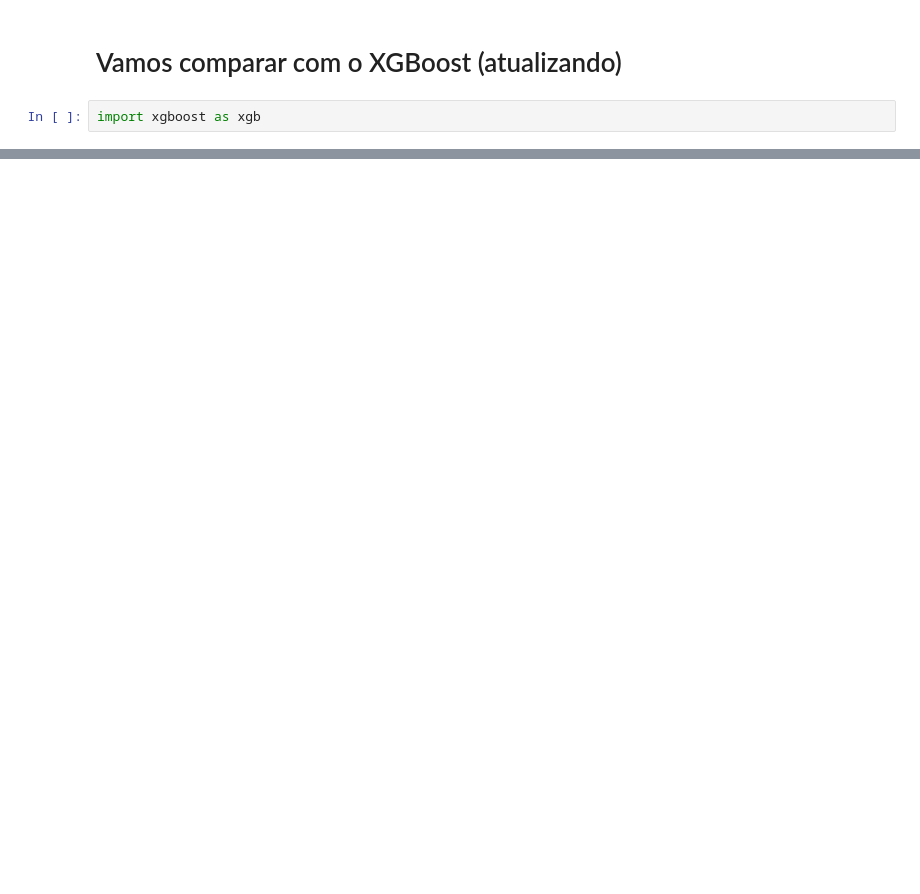
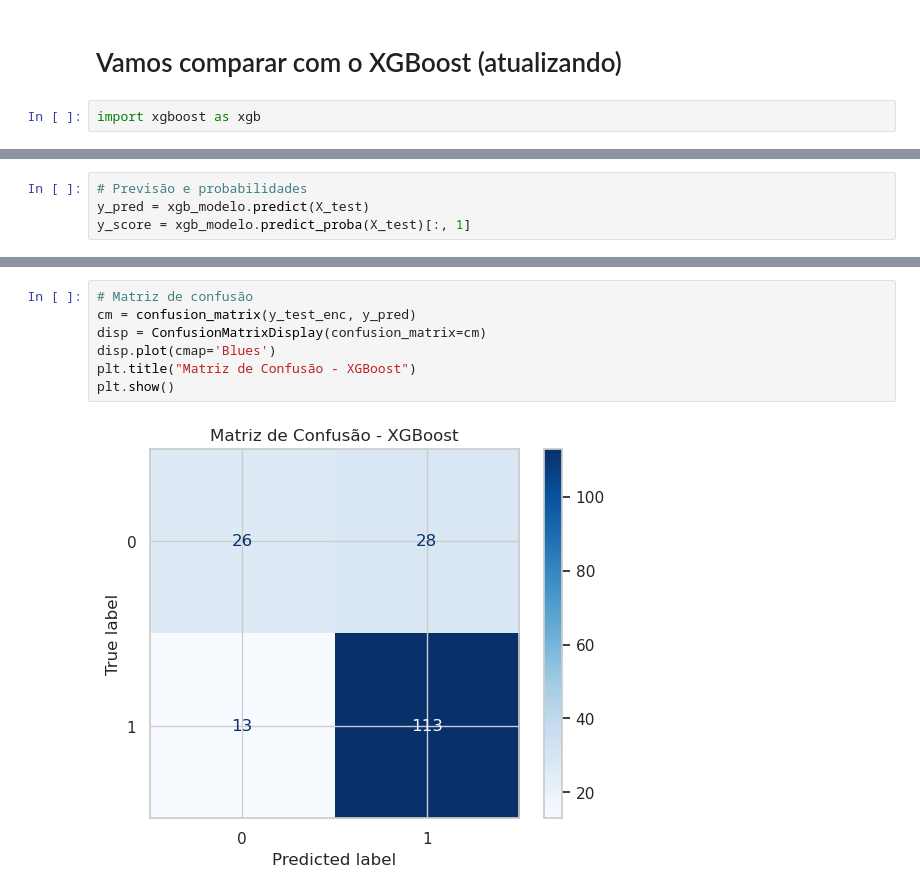
Before and after one commit to jfahelof/portfolio-credit-risk, a Jupyter notebook: credit_risk.ipynb, the cells around one changed output, grey strips where cells are left out. Saved outputs shown, nothing was run; the diff lists cells and outputs as text; blank space fills up the shorter version.

```diff
--- a/credit_risk.ipynb
+++ b/credit_risk.ipynb
@@ -883,0 +929,4 @@ data2 = data.copy()
+# %%
+# Previsão e probabilidades
+y_pred = xgb_modelo.predict(X_test)
+y_score = xgb_modelo.predict_proba(X_test)[:, 1]
@@ -883,0 +951,9 @@ data2 = data.copy()
+# %%
+# Matriz de confusão
+cm = confusion_matrix(y_test_enc, y_pred)
+disp = ConfusionMatrixDisplay(confusion_matrix=cm)
+disp.plot(cmap='Blues')
+plt.title("Matriz de Confusão - XGBoost")
+plt.show()
+# %% [output]
+[figure, added]
```
Also changed, not shown: parts of 25 cells of this notebook.
